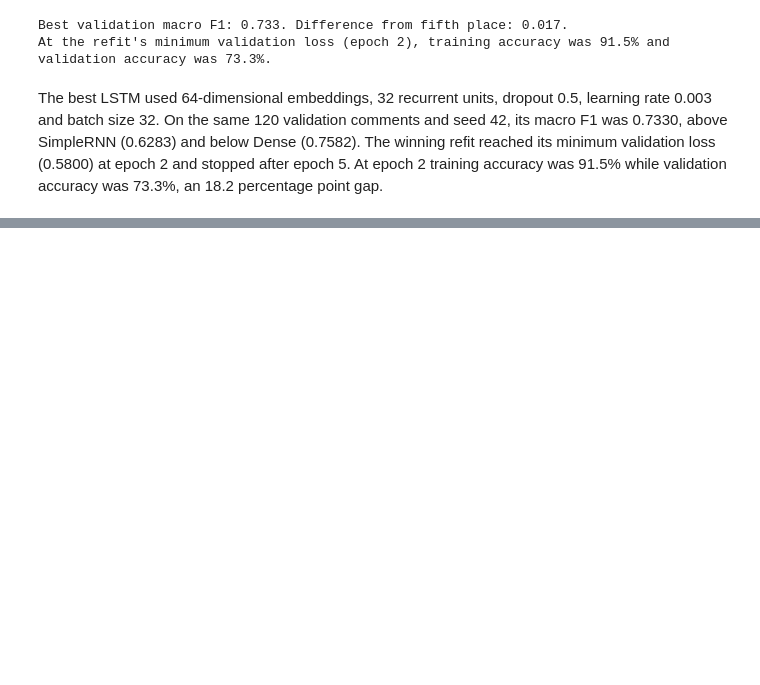
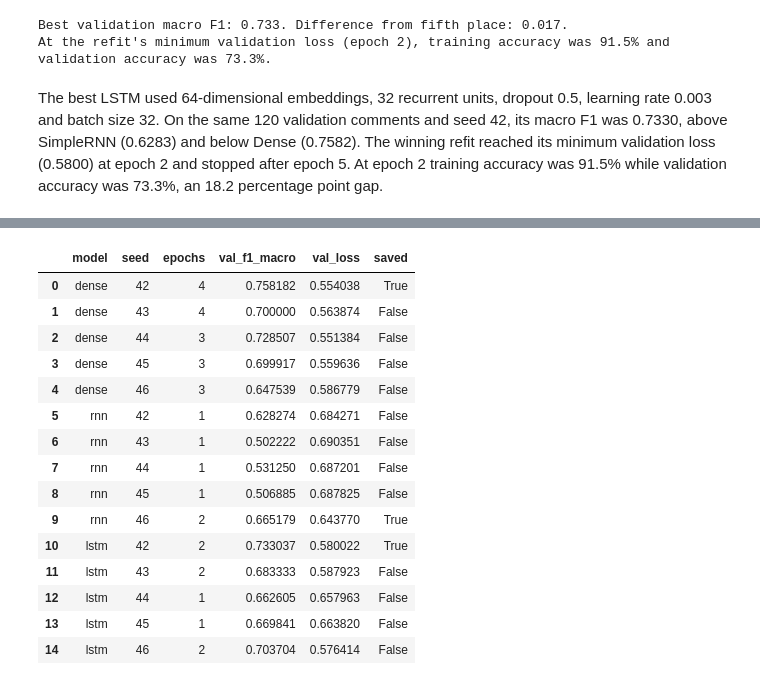
Before and after one commit to JacoboRodriguez1/Suavitel, a Jupyter notebook: notebooks/03_dense_rnn_lstm.ipynb, the cells around one changed output, grey strips where cells are left out. Cells and saved outputs as stored; diff of their text form; code cells hidden in the pictures; blank space fills up the shorter version.

Commit message:
Retrain best models over five seeds and evaluate

```diff
--- a/notebooks/03_dense_rnn_lstm.ipynb
+++ b/notebooks/03_dense_rnn_lstm.ipynb
@@ -190,0 +196,22 @@ The best LSTM used 64-dimensional embeddings, 32 recurrent units, dropout 0.5, l
+# %%
+from src.final_evaluation import run_final_evaluation
+
+final_trials = run_final_evaluation()
+final_trials
+# %% [output]
+|  | model | seed | epochs | val_f1_macro | val_loss | saved |
+| 0 | dense | 42 | 4 | 0.758182 | 0.554038 | True |
+| 1 | dense | 43 | 4 | 0.700000 | 0.563874 | False |
+| 2 | dense | 44 | 3 | 0.728507 | 0.551384 | False |
+| 3 | dense | 45 | 3 | 0.699917 | 0.559636 | False |
+| 4 | dense | 46 | 3 | 0.647539 | 0.586779 | False |
+| 5 | rnn | 42 | 1 | 0.628274 | 0.684271 | False |
+| 6 | rnn | 43 | 1 | 0.502222 | 0.690351 | False |
+| 7 | rnn | 44 | 1 | 0.531250 | 0.687201 | False |
+| 8 | rnn | 45 | 1 | 0.506885 | 0.687825 | False |
+| 9 | rnn | 46 | 2 | 0.665179 | 0.643770 | True |
+| 10 | lstm | 42 | 2 | 0.733037 | 0.580022 | True |
+| 11 | lstm | 43 | 2 | 0.683333 | 0.587923 | False |
+| 12 | lstm | 44 | 1 | 0.662605 | 0.657963 | False |
+| 13 | lstm | 45 | 1 | 0.669841 | 0.663820 | False |
+| 14 | lstm | 46 | 2 | 0.703704 | 0.576414 | False |
```
Also changed, not shown: parts of 2 cells of this notebook, 11 other files.
